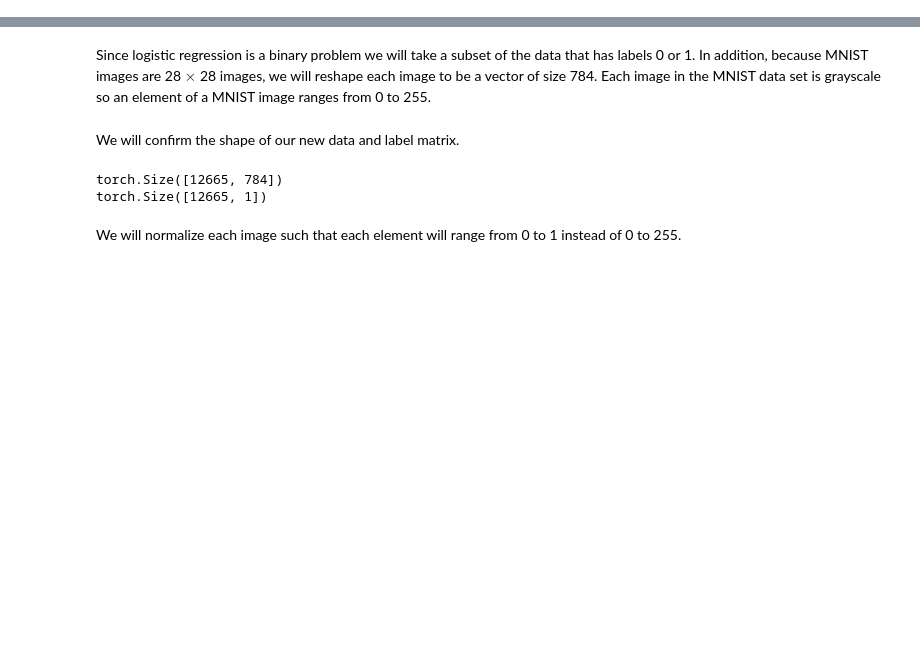
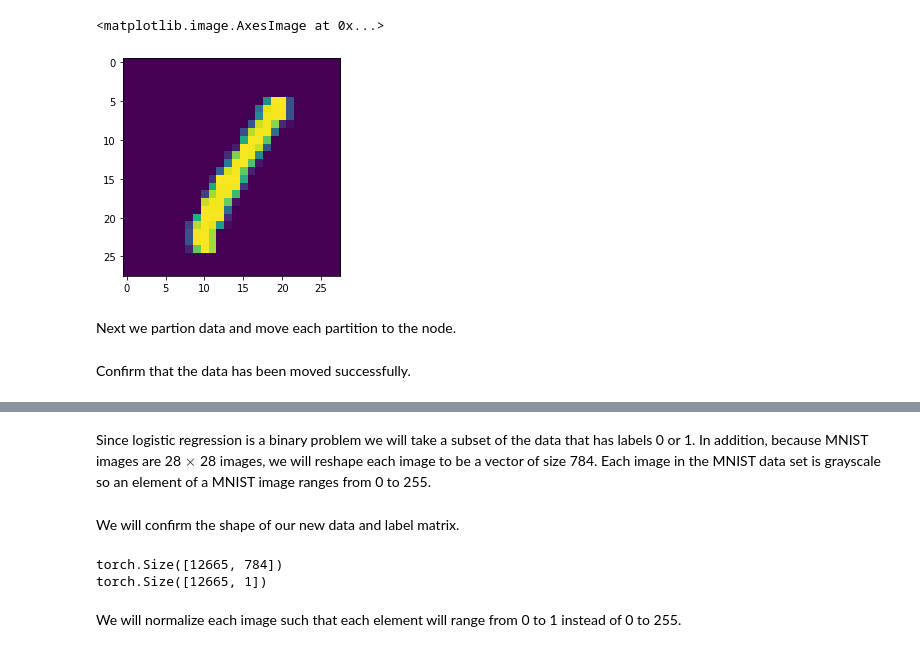
Before and after one commit to Bluefog-Lib/bluefog-tutorial, a Jupyter notebook: Section 3/Sec-3.6-Decentralized-stochastic-gradient-descent.ipynb, the cells around one changed output, grey strips where cells are left out. Cells and saved outputs as stored; diff of their text form; code cells hidden in the pictures; blank space fills up the shorter version.

```diff
--- a/Section 3/Sec-3.6-Decentralized-stochastic-gradient-descent.ipynb
+++ b/Section 3/Sec-3.6-Decentralized-stochastic-gradient-descent.ipynb
@@ -101,0 +169,7 @@ dview.block=True
+# %%
+plt.imshow(X[1, :].view(28,28))
+# %% [output]
+<matplotlib.image.AxesImage at 0x...>
+[figure, added]
+# %% [markdown]
+Next we partion data and move each partition to the node.
@@ -101,0 +186,2 @@ dview.block=True
+# %% [markdown]
+Confirm that the data has been moved successfully.
```
Also changed, not shown: parts of 18 cells of this notebook.
